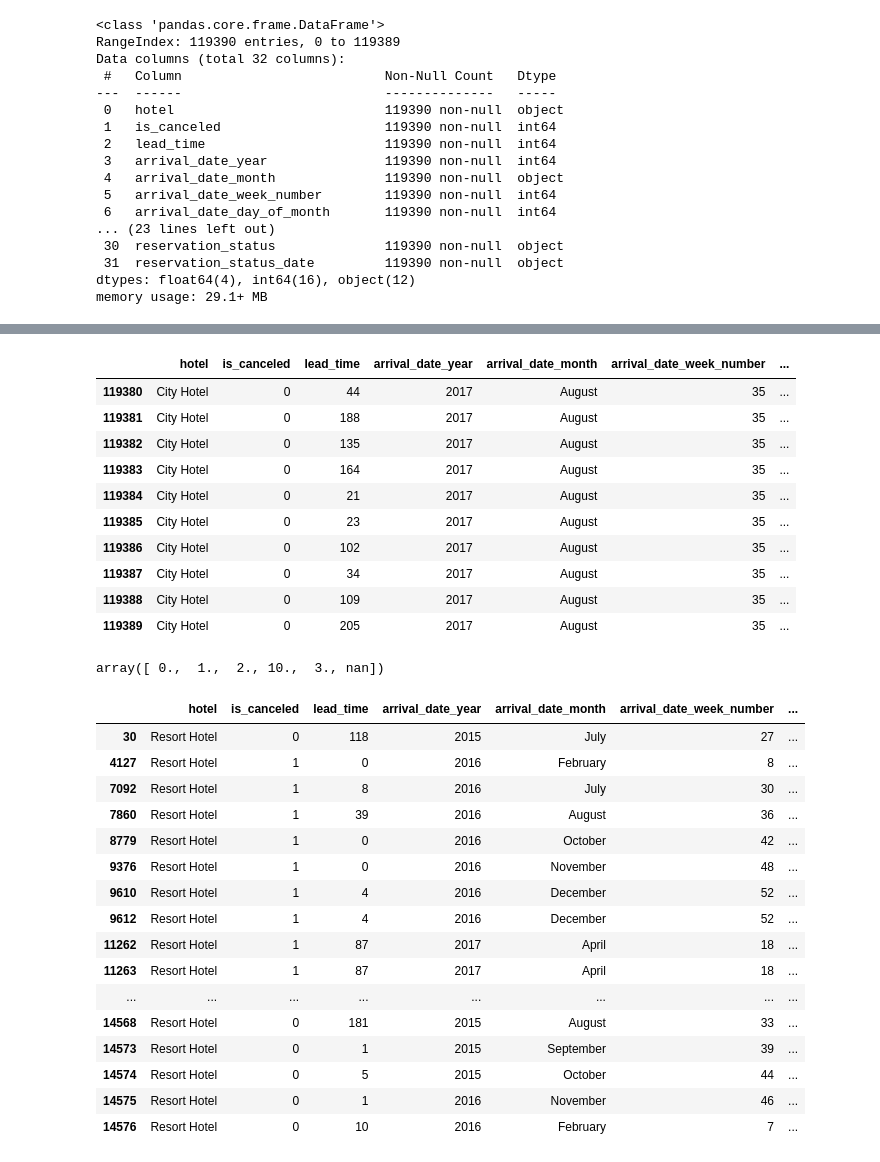
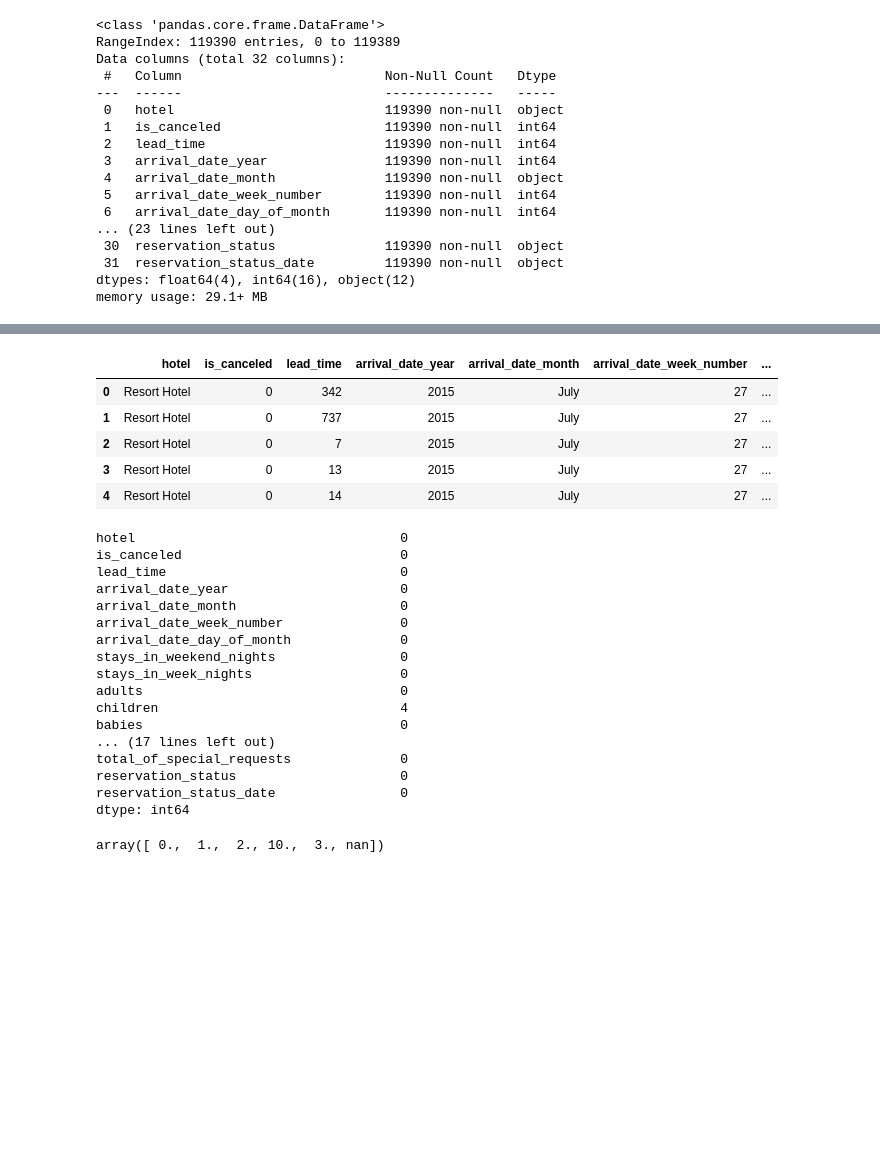
Before and after one commit to Kushan1001/Hotel-booking-data-analysis, a Jupyter notebook: Hotel_Booking_Analysis.ipynb, the cells around one changed output, grey strips where cells are left out. Drawn from its saved outputs; the diff is of its cells as text; code cells hidden in the pictures; blank space fills up the shorter version.

```diff
--- a/Hotel_Booking_Analysis.ipynb
+++ b/Hotel_Booking_Analysis.ipynb
@@ -7,5 +7,5 @@ import pandas as pd
 # mouting the google drive and creating a pandas dataframe of hotels booking data
 
 working_dir = '/content/drive/MyDrive/Capstone project/EDA/Data/Hotel Bookings.csv'
-df = pd.read_csv(working_dir)
+hotel_df = pd.read_csv(working_dir)
 # %%
@@ -53,17 +37,33 @@ df.head(10)
-# %%
-# getting the bottom 10 values
-
-df.tail(10)
-# %% [output]
-|  | hotel | is_canceled | lead_time | arrival_date_year | arrival_date_month | arrival_date_week_number | ... |
-| 119380 | City Hotel | 0 | 44 | 2017 | August | 35 | ... |
-| 119381 | City Hotel | 0 | 188 | 2017 | August | 35 | ... |
-| 119382 | City Hotel | 0 | 135 | 2017 | August | 35 | ... |
-| 119383 | City Hotel | 0 | 164 | 2017 | August | 35 | ... |
-| 119384 | City Hotel | 0 | 21 | 2017 | August | 35 | ... |
-| 119385 | City Hotel | 0 | 23 | 2017 | August | 35 | ... |
-| 119386 | City Hotel | 0 | 102 | 2017 | August | 35 | ... |
-| 119387 | City Hotel | 0 | 34 | 2017 | August | 35 | ... |
-| 119388 | City Hotel | 0 | 109 | 2017 | August | 35 | ... |
-| 119389 | City Hotel | 0 | 205 | 2017 | August | 35 | ... |
+# %%
+# inspection of the first five columns
+
+hotel_df.head(5)
+# %% [output]
+|  | hotel | is_canceled | lead_time | arrival_date_year | arrival_date_month | arrival_date_week_number | ... |
+| 0 | Resort Hotel | 0 | 342 | 2015 | July | 27 | ... |
+| 1 | Resort Hotel | 0 | 737 | 2015 | July | 27 | ... |
+| 2 | Resort Hotel | 0 | 7 | 2015 | July | 27 | ... |
+| 3 | Resort Hotel | 0 | 13 | 2015 | July | 27 | ... |
+| 4 | Resort Hotel | 0 | 14 | 2015 | July | 27 | ... |
+# %%
+# checking if the data has null values
+hotel_df.isnull().sum()
+# %% [output]
+hotel                                  0
+is_canceled                            0
+lead_time                              0
+arrival_date_year                      0
+arrival_date_month                     0
+arrival_date_week_number               0
+arrival_date_day_of_month              0
+stays_in_weekend_nights                0
+stays_in_week_nights                   0
+adults                                 0
+children                               4
+babies                                 0
+... (17 lines left out)
+total_of_special_requests              0
+reservation_status                     0
+reservation_status_date                0
+dtype: int64
 # %%
@@ -86,21 +81,0 @@ pd.set_option('display.max_rows',119390)
-# %%
-filt = df['country'].isna()
-df.loc[filt == True, : ]
-# %% [output]
-|  | hotel | is_canceled | lead_time | arrival_date_year | arrival_date_month | arrival_date_week_number | ... |
-| 30 | Resort Hotel | 0 | 118 | 2015 | July | 27 | ... |
-| 4127 | Resort Hotel | 1 | 0 | 2016 | February | 8 | ... |
-| 7092 | Resort Hotel | 1 | 8 | 2016 | July | 30 | ... |
-| 7860 | Resort Hotel | 1 | 39 | 2016 | August | 36 | ... |
-| 8779 | Resort Hotel | 1 | 0 | 2016 | October | 42 | ... |
-| 9376 | Resort Hotel | 1 | 0 | 2016 | November | 48 | ... |
-| 9610 | Resort Hotel | 1 | 4 | 2016 | December | 52 | ... |
-| 9612 | Resort Hotel | 1 | 4 | 2016 | December | 52 | ... |
-| 11262 | Resort Hotel | 1 | 87 | 2017 | April | 18 | ... |
-| 11263 | Resort Hotel | 1 | 87 | 2017 | April | 18 | ... |
-| ... | ... | ... | ... | ... | ... | ... | ... |
-| 14568 | Resort Hotel | 0 | 181 | 2015 | August | 33 | ... |
-| 14573 | Resort Hotel | 0 | 1 | 2015 | September | 39 | ... |
-| 14574 | Resort Hotel | 0 | 5 | 2015 | October | 44 | ... |
-| 14575 | Resort Hotel | 0 | 1 | 2016 | November | 46 | ... |
-| 14576 | Resort Hotel | 0 | 10 | 2016 | February | 7 | ... |
```
Also changed, not shown: parts of 16 cells of this notebook.
